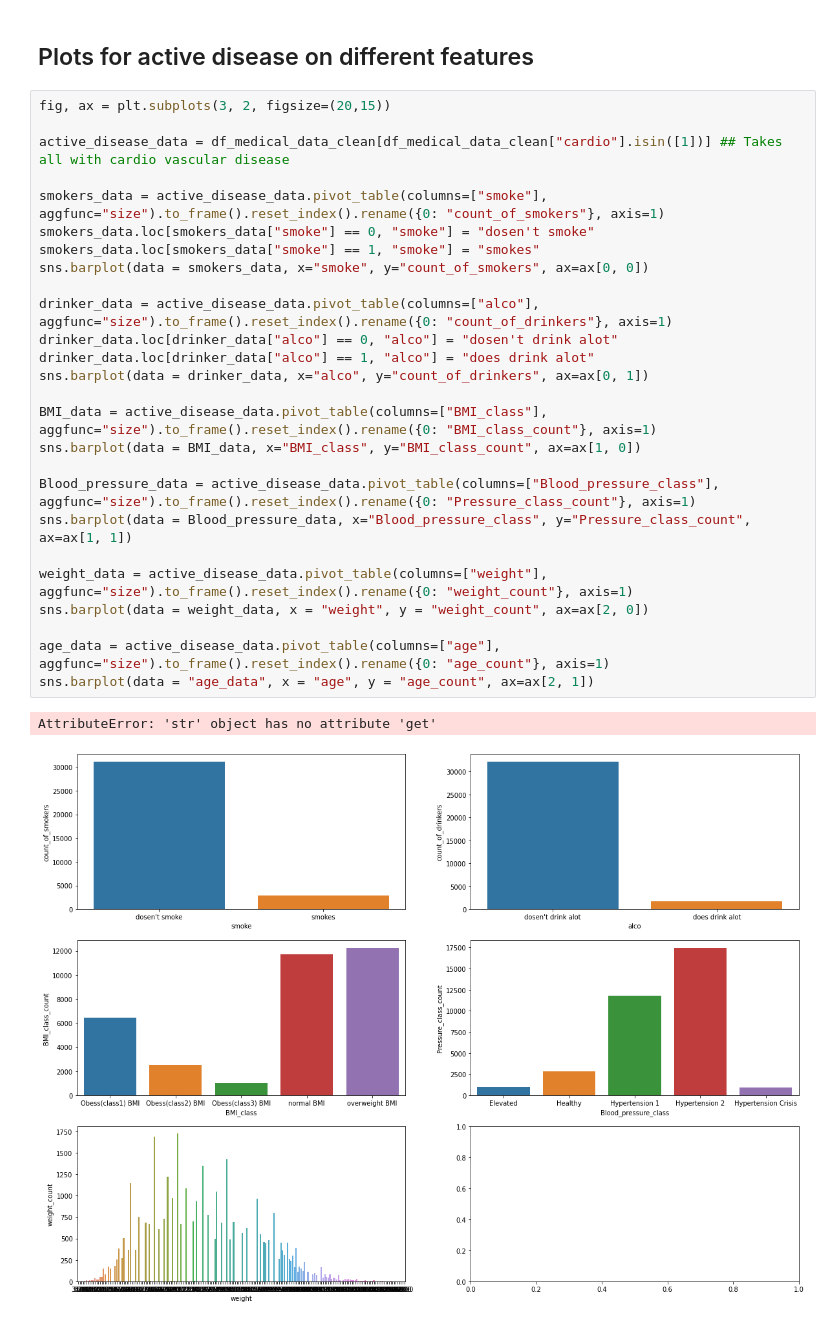
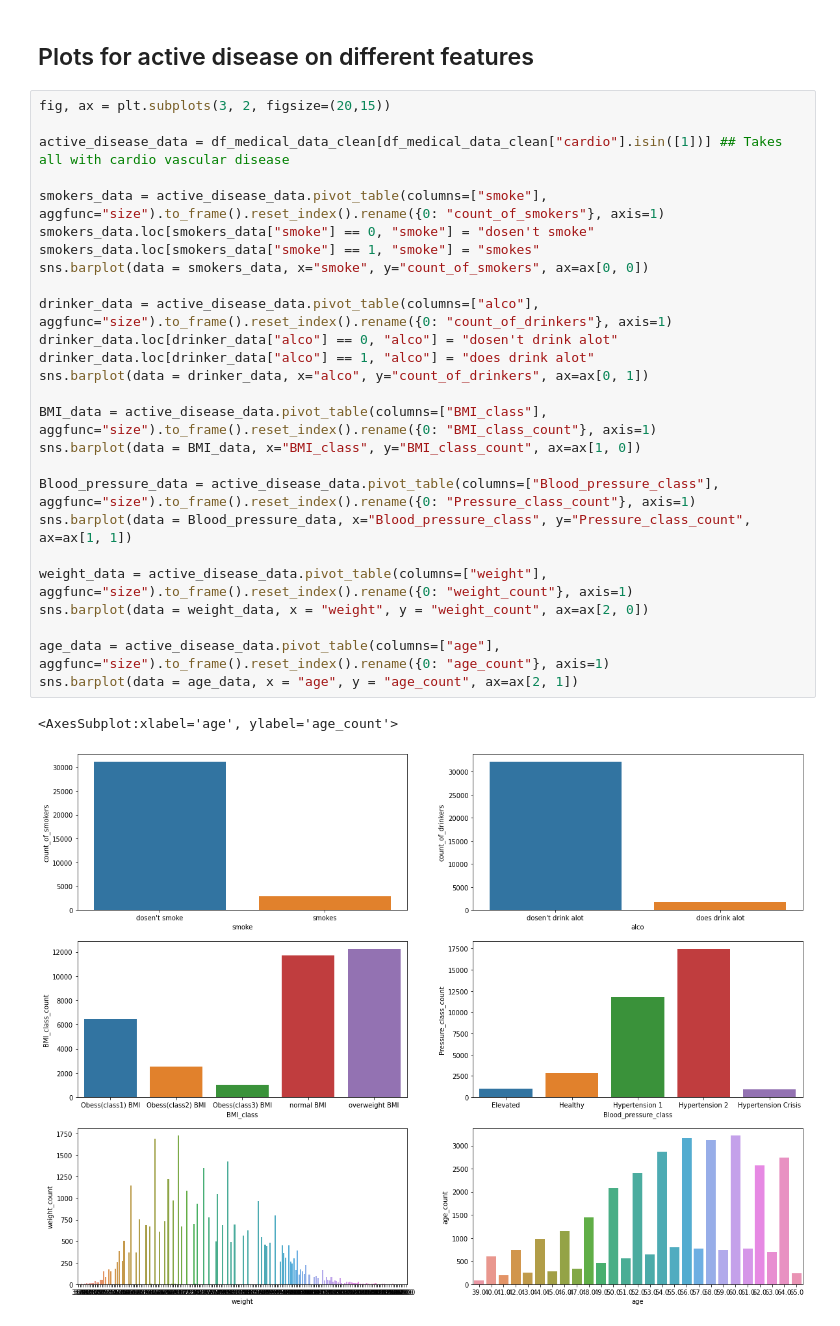
Before and after one commit to FabianAndersson17/Machinelearning-Fabian-Andersson, a Jupyter notebook: Labs/Machine-learning.ipynb, the cells around one changed output. Saved outputs shown, nothing was run; the diff lists cells and outputs as text.

Commit message:
Change the age barplot data from string to dataframe

```diff
--- a/Labs/Machine-learning.ipynb
+++ b/Labs/Machine-learning.ipynb
@@ -573,29 +573,29 @@ df_medical_data_clean.loc[hypertension_crisis_index, "Blood_pressure_class"] = "
 # %%
 fig, ax = plt.subplots(3, 2, figsize=(20,15))
 
 active_disease_data = df_medical_data_clean[df_medical_data_clean["cardio"].isin([1])] ## Takes all with cardio vascular disease
 
 smokers_data = active_disease_data.pivot_table(columns=["smoke"], aggfunc="size").to_frame().reset_index().rename({0: "count_of_smokers"}, axis=1)
 smokers_data.loc[smokers_data["smoke"] == 0, "smoke"] = "dosen't smoke"
 smokers_data.loc[smokers_data["smoke"] == 1, "smoke"] = "smokes"
 sns.barplot(data = smokers_data, x="smoke", y="count_of_smokers", ax=ax[0, 0])
 
 drinker_data = active_disease_data.pivot_table(columns=["alco"], aggfunc="size").to_frame().reset_index().rename({0: "count_of_drinkers"}, axis=1)
 drinker_data.loc[drinker_data["alco"] == 0, "alco"] = "dosen't drink alot"
 drinker_data.loc[drinker_data["alco"] == 1, "alco"] = "does drink alot"
 sns.barplot(data = drinker_data, x="alco", y="count_of_drinkers", ax=ax[0, 1])
 
 BMI_data = active_disease_data.pivot_table(columns=["BMI_class"], aggfunc="size").to_frame().reset_index().rename({0: "BMI_class_count"}, axis=1)
 sns.barplot(data = BMI_data, x="BMI_class", y="BMI_class_count", ax=ax[1, 0])
 
 Blood_pressure_data = active_disease_data.pivot_table(columns=["Blood_pressure_class"], aggfunc="size").to_frame().reset_index().rename({0: "Pressure_class_count"}, axis=1)
 sns.barplot(data = Blood_pressure_data, x="Blood_pressure_class", y="Pressure_class_count", ax=ax[1, 1])
 
 weight_data = active_disease_data.pivot_table(columns=["weight"], aggfunc="size").to_frame().reset_index().rename({0: "weight_count"}, axis=1)
 sns.barplot(data = weight_data, x = "weight", y = "weight_count", ax=ax[2, 0])
 
 age_data = active_disease_data.pivot_table(columns=["age"], aggfunc="size").to_frame().reset_index().rename({0: "age_count"}, axis=1)
-sns.barplot(data = "age_data", x = "age", y = "age_count", ax=ax[2, 1])
+sns.barplot(data = age_data, x = "age", y = "age_count", ax=ax[2, 1])
 # %% [output]
-AttributeError: 'str' object has no attribute 'get'
+<AxesSubplot:xlabel='age', ylabel='age_count'>
-[figure, old version]
+[figure, new version]
```
